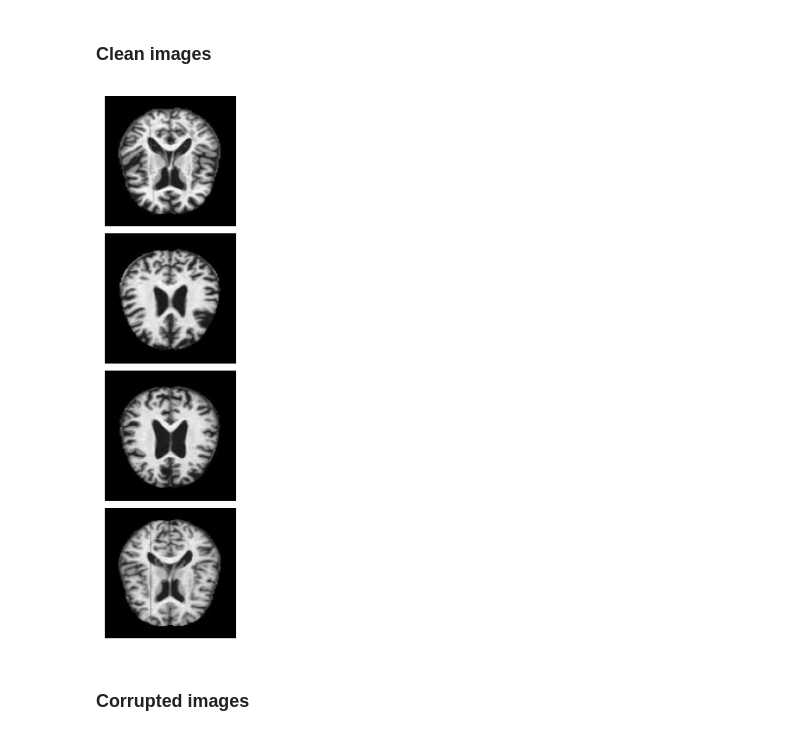
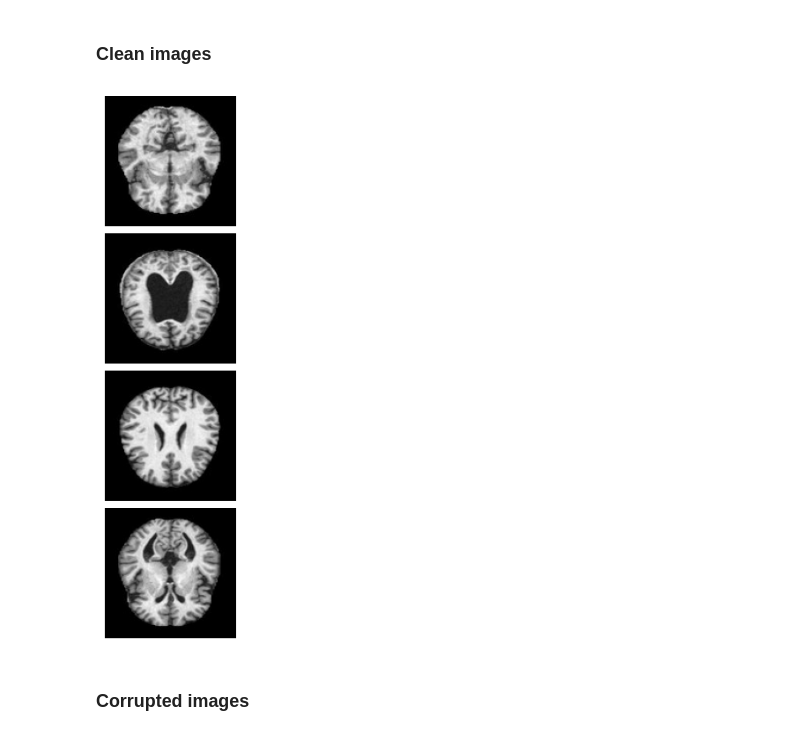
Before and after one commit to joshuarooijakkers/bayesian_denoising_autoencoder, a Jupyter notebook: BDAE_vs_DAE_plots_linear_mri.ipynb, the cells around one changed output. Cells and saved outputs as stored; diff of their text form; code cells hidden in the pictures.

Commit message:
different images

```diff
--- a/BDAE_vs_DAE_plots_linear_mri.ipynb
+++ b/BDAE_vs_DAE_plots_linear_mri.ipynb
@@ -336,29 +336,29 @@ Finished Training
 # %%
 def plot_images(images, num_images=4, space=0.05, cmap='gray', vmax=None):
     plt.figure(figsize=(2, 8))
     for i in range(4):
         plt.subplot(4, 1, i + 1)
         plt.imshow(images[i].numpy().squeeze(), cmap=cmap, vmax=vmax)
         plt.axis('off')
     plt.subplots_adjust(wspace=space, hspace=space)
     plt.show()
 
 # Fixing the random seed for DataLoader
 torch.manual_seed(42)
 
 # Get a batch of images from the test set
 test_iter = iter(test_loader)
 images_batch, labels_batch = next(test_iter)
 
 # Select the first 4 images to display
-start_index = 0
+start_index = 20
 images = images_batch[start_index:start_index+4]
 
 plot_images(images, 0.05, vmax=1)
 
 # print(len(train_loader))
 # %% [output]
-[figure, old version]
+[figure, new version]
 # %% [markdown]
 ### Corrupted images
 # %%
```
Also changed, not shown: parts of 8 cells of this notebook.
